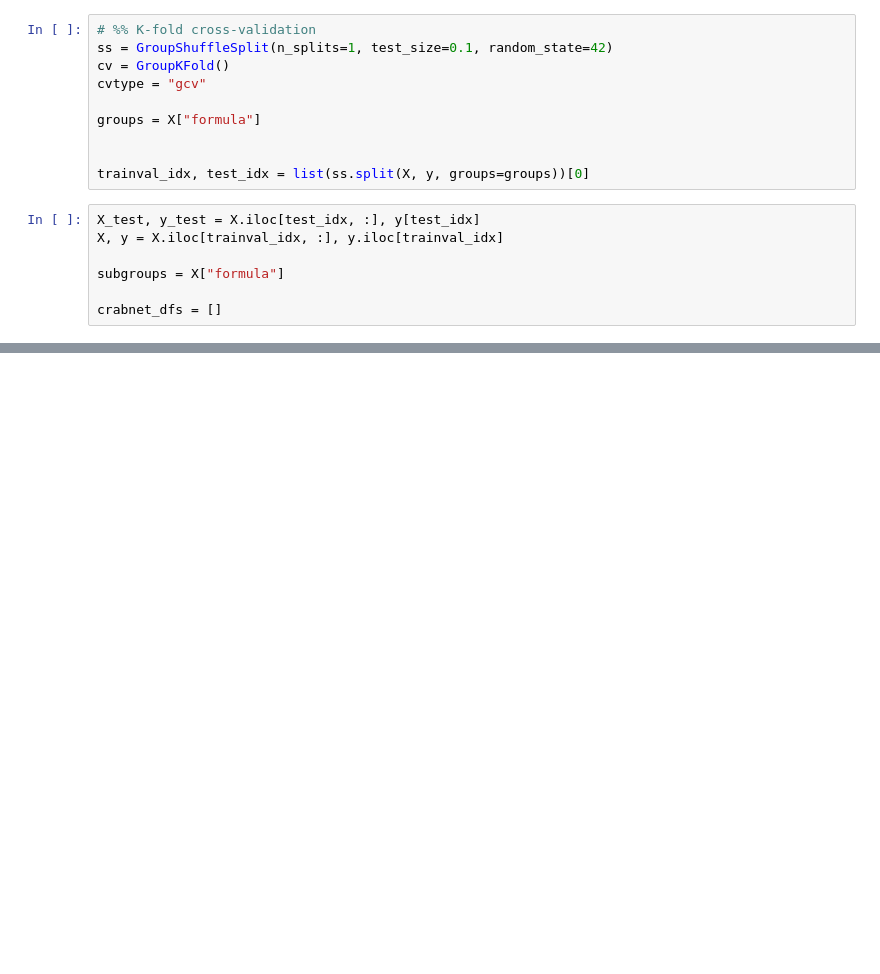
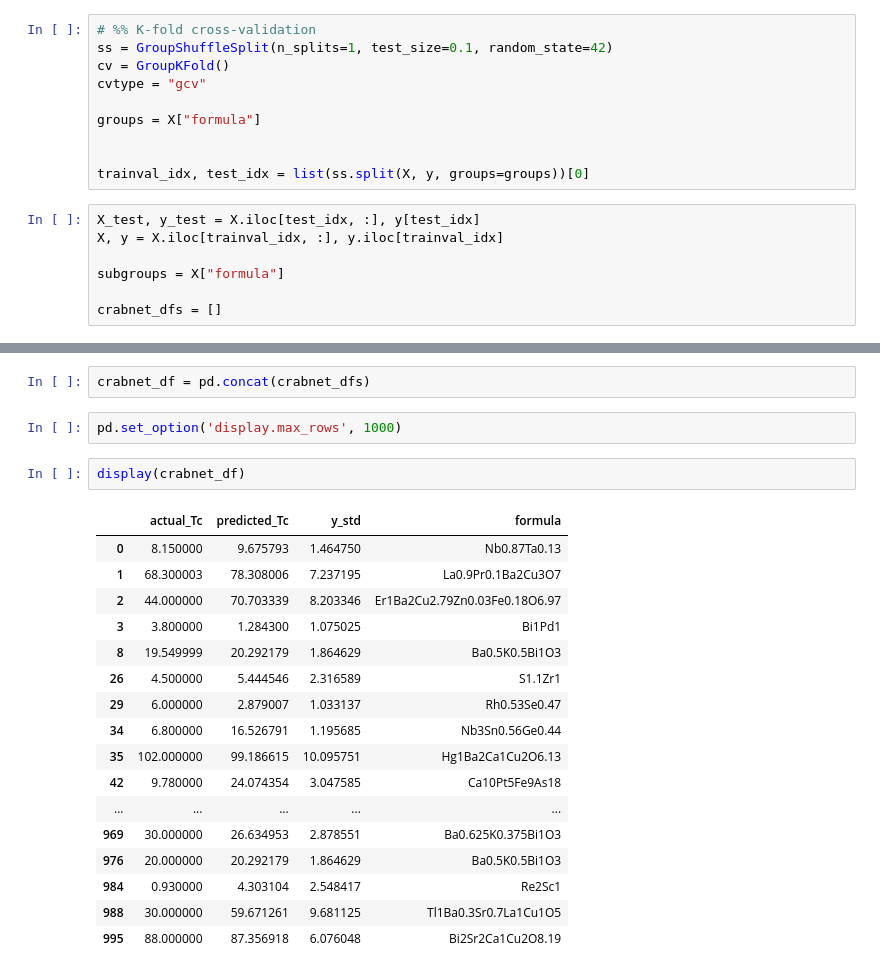
Before and after one commit to 056wagomu/mat2vec_codespace, a Jupyter notebook: main_code/crabnet_first_model_SC.ipynb, the cells around one changed output, grey strips where cells are left out. Cells and saved outputs as stored; diff of their text form; blank space fills up the shorter version.

```diff
--- a/main_code/crabnet_first_model_SC.ipynb
+++ b/main_code/crabnet_first_model_SC.ipynb
@@ -161,0 +138,24 @@ KeyboardInterrupt:
+# %%
+crabnet_df = pd.concat(crabnet_dfs)
+# %%
+pd.set_option('display.max_rows', 1000)
+# %%
+display(crabnet_df)
+# %% [output]
+|  | actual_Tc | predicted_Tc | y_std | formula |
+| 0 | 8.150000 | 9.675793 | 1.464750 | Nb0.87Ta0.13 |
+| 1 | 68.300003 | 78.308006 | 7.237195 | La0.9Pr0.1Ba2Cu3O7 |
+| 2 | 44.000000 | 70.703339 | 8.203346 | Er1Ba2Cu2.79Zn0.03Fe0.18O6.97 |
+| 3 | 3.800000 | 1.284300 | 1.075025 | Bi1Pd1 |
+| 8 | 19.549999 | 20.292179 | 1.864629 | Ba0.5K0.5Bi1O3 |
+| 26 | 4.500000 | 5.444546 | 2.316589 | S1.1Zr1 |
+| 29 | 6.000000 | 2.879007 | 1.033137 | Rh0.53Se0.47 |
+| 34 | 6.800000 | 16.526791 | 1.195685 | Nb3Sn0.56Ge0.44 |
+| 35 | 102.000000 | 99.186615 | 10.095751 | Hg1Ba2Ca1Cu2O6.13 |
+| 42 | 9.780000 | 24.074354 | 3.047585 | Ca10Pt5Fe9As18 |
+| ... | ... | ... | ... | ... |
+| 969 | 30.000000 | 26.634953 | 2.878551 | Ba0.625K0.375Bi1O3 |
+| 976 | 20.000000 | 20.292179 | 1.864629 | Ba0.5K0.5Bi1O3 |
+| 984 | 0.930000 | 4.303104 | 2.548417 | Re2Sc1 |
+| 988 | 30.000000 | 59.671261 | 9.681125 | Tl1Ba0.3Sr0.7La1Cu1O5 |
+| 995 | 88.000000 | 87.356918 | 6.076048 | Bi2Sr2Ca1Cu2O8.19 |
```
Also changed, not shown: parts of 4 cells of this notebook, 9 other files.
